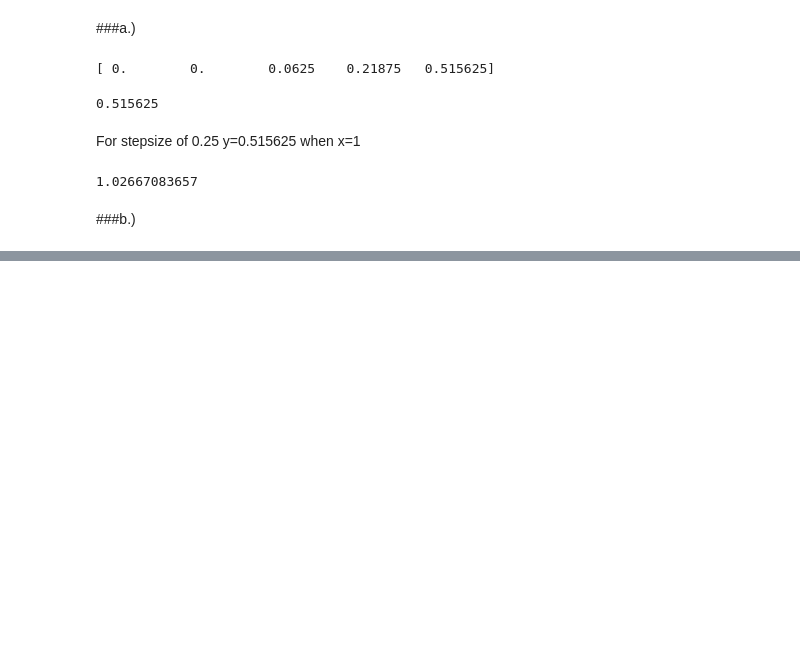
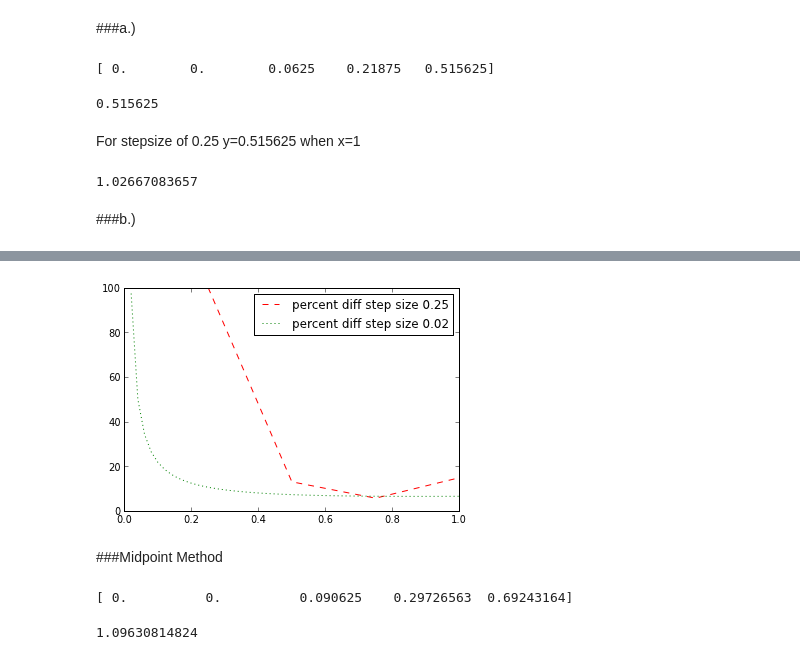
Before and after one commit to npilgram/PHYS202-S13, a Jupyter notebook: Week7/ThursdayNotes5-16.ipynb, the cells around one changed output, grey strips where cells are left out. Cells and saved outputs as stored; diff of their text form; code cells hidden in the pictures; blank space fills up the shorter version.

```diff
--- a/Week7/ThursdayNotes5-16.ipynb
+++ b/Week7/ThursdayNotes5-16.ipynb
@@ -60,0 +113,48 @@ ValueError: x and y must have same first dimension
+# %%
+y_exct1= 0.25*(e**(2*x1))-(0.5*x1)-0.25
+y_exct2= 0.25*(e**(2*x2))-(0.5*x2)-0.25
+percent_diff1= 100*(abs(y1-y_exct1)/y_exct1)
+percent_diff2= 100*(abs(y2-y_exct2)/y_exct2)
+# %%
+plot(x1, percent_diff1, 'r--', label='percent diff step size 0.25')
+plot(x2, percent_diff2, 'g:', label='percent diff step size 0.02')
+legend(loc='upper right')
+show()
+# %% [output]
+[figure, added]
+# %% [markdown]
+###Midpoint Method
+# %%
+stp_size = 0.25
+y_0=0
+
+x1 = arange(0.,1.+stp_size,stp_size)
+y = zeros(x1.size, dtype=float)
+
+dydx = lambda x,y: x+(2*y)
+
+for i in range(1,y.size-1):
+    y[i+1]=y[i] + dydx(x1[i],y[i])*stp_size
+    y[i+1]=y[i] + 0.5*(dydx(x[i],y[i])+dydx(x1[i+1],y[i+1]))*stp_size
+
+y1 = y
+print y1
+# %% [output]
+[ 0.          0.          0.090625    0.29726563  0.69243164]
+# %%
+stp_size = 0.02
+y_0=0
+
+x2 = arange(0.,1.+stp_size,stp_size)
+y = zeros(x2.size, dtype=float)
+
+dydx = lambda x,y: x+(2*y)
+
+for i in range(y.size-1):
+    y[i+1]=y[i] + dydx(x2[i],y[i])*stp_size
+    y[i+1]=y[i] + 0.5*(dydx(x2[i],y[i])+dydx(x2[i+1],y[i+1]))*stp_size
+print y[-1]
+
+y2=y
+# %% [output]
+1.09630814824
```
Also changed, not shown: parts of 14 cells of this notebook.
